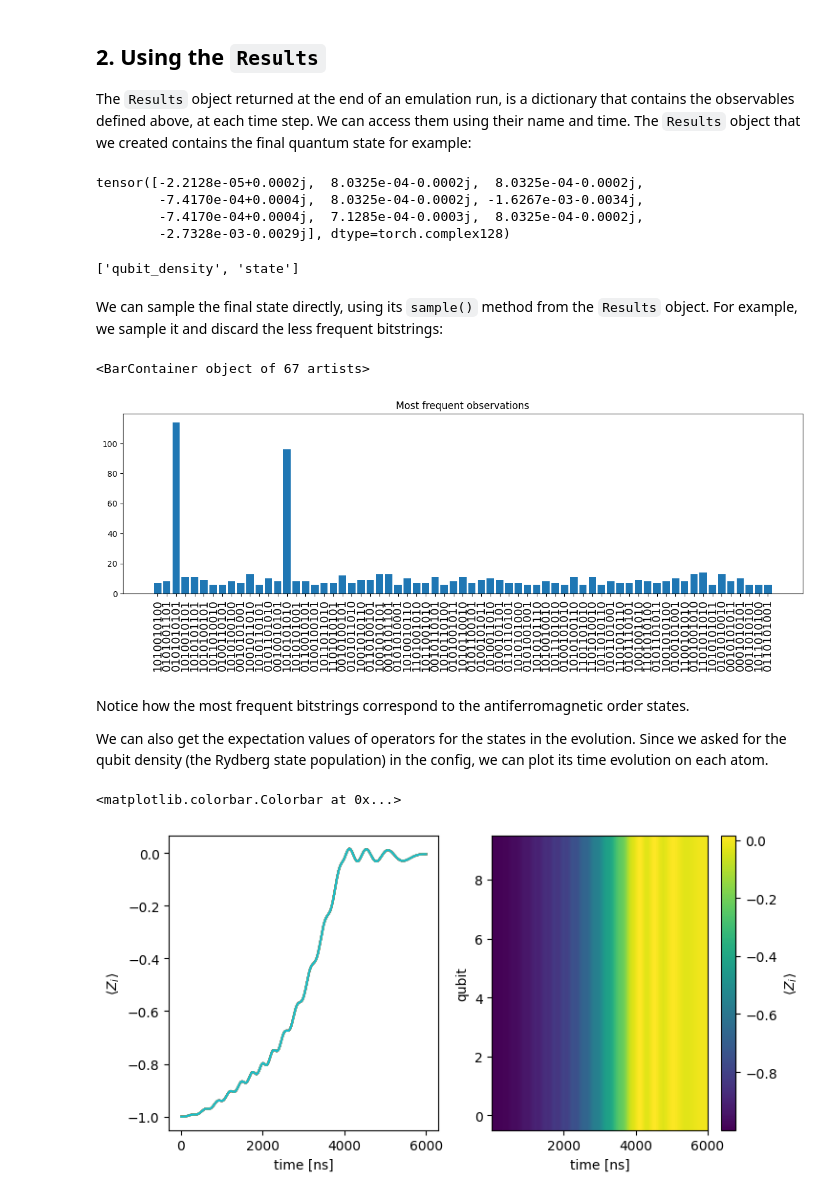
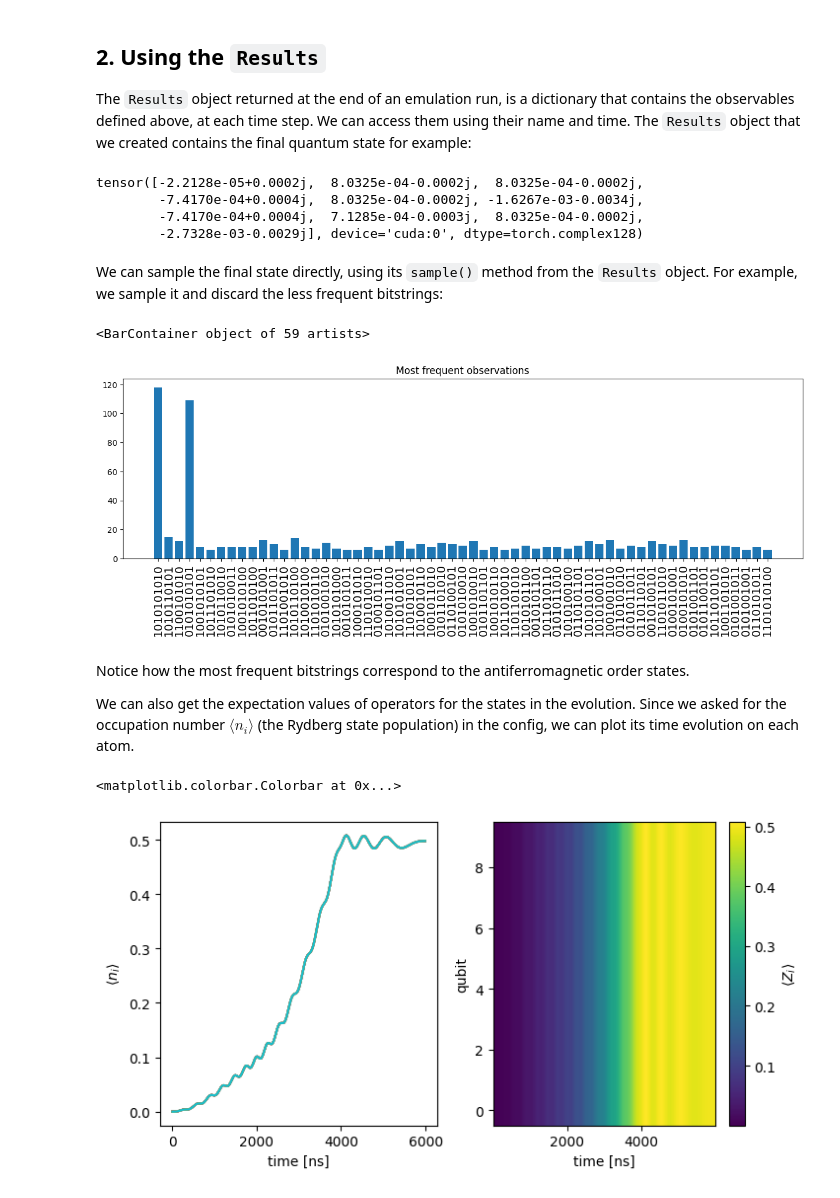
Before and after one commit to pasqal-io/emulators, a Jupyter notebook: docs/emu_sv/notebooks/getting_started.ipynb, the cells around one changed output. Cells and saved outputs as stored; diff of their text form; code cells hidden in the pictures.

```diff
--- a/docs/emu_sv/notebooks/getting_started.ipynb
+++ b/docs/emu_sv/notebooks/getting_started.ipynb
@@ -73,0 +75,13 @@ First, we initialize the state vector backend:
+# %%
+from emu_sv import StateResult, SVConfig, Occupation
+
+dt = 10  # timestep in ns
+seq_duration = seq.get_duration()
+
+eval_times = [t/seq_duration for t in range(dt, seq_duration, dt)]
+final_time = eval_times[-1]
+
+density = Occupation(evaluation_times=eval_times)
+state = StateResult(evaluation_times=[final_time])  # get the state at final time
+
+config = SVConfig(dt=dt, observables = [density, state], log_level=2000)
@@ -74,3 +94,5 @@ First, we initialize the state vector backend:
 # %%
 from emu_sv import SVBackend
-bknd = SVBackend()
+
+bknd = SVBackend(seq, config=config)
+results = bknd.run()
@@ -80,12 +98,0 @@ In this example we chose the final state and the magnetization profile.
-# %%
-from emu_sv import StateResult, SVConfig, QubitDensity
-
-dt = 10  # timestep in ns
-seq_duration = seq.get_duration()
-
-eval_times = list(range(0, seq_duration + dt, dt))
-#magnetization  is given by -1+2*qubit_density
-density = QubitDensity(evaluation_times=eval_times, basis=("r","g"), nqubits=L)
-state = StateResult(evaluation_times=[seq_duration])
-
-config = SVConfig(dt=dt, observables = [density, state], log_level=2000)
@@ -94,5 +99,3 @@ To run the simulation we simply use the method `run()` of the backend, passing t
-# %%
-results = bknd.run(seq, config)
 # %% [markdown]
 ## 2. Using the `Results`
 
@@ -100,23 +103,21 @@ The `Results` object returned at the end of an emulation run, is a dictionary th
 We can access them using their name and time.
 The `Results` object that we created contains the final quantum state for example:
 # %%
-results["state"][seq_duration].vector[:10]
+last_elem = -1
+results.state[last_elem].vector[:10]
 # %% [output]
 tensor([-2.2128e-05+0.0002j,  8.0325e-04-0.0002j,  8.0325e-04-0.0002j,
         -7.4170e-04+0.0004j,  8.0325e-04-0.0002j, -1.6267e-03-0.0034j,
         -7.4170e-04+0.0004j,  7.1285e-04-0.0003j,  8.0325e-04-0.0002j,
-        -2.7328e-03-0.0029j], dtype=torch.complex128)
+        -2.7328e-03-0.0029j], device='cuda:0', dtype=torch.complex128)
-# %%
-#getting the observables names
-results.get_result_names()
-# %% [output]
-['qubit_density', 'state']
 # %% [markdown]
 We can sample the final state directly, using its `sample()` method from the `Results` object.
 For example, we sample it and discard the less frequent bitstrings:
 # %%
-final_state = results["state"][seq_duration]
-counts = final_state.sample(1000)
+last_elem = -1
+final_state = results.state[last_elem]
+
+counts = final_state.sample(num_shots=1000)
 
 large_counts = {k: v for k, v in counts.items() if v > 5}
 
@@ -125,29 +126,31 @@ plt.xticks(rotation=90, fontsize=14)
 plt.title("Most frequent observations")
 plt.bar(large_counts.keys(), large_counts.values())
 # %% [output]
-<BarContainer object of 67 artists>
+<BarContainer object of 59 artists>
-[figure, old version]
+[figure, new version]
 # %% [markdown]
 Notice how the most frequent bitstrings correspond to the antiferromagnetic order states.
 
 We can also get the expectation values of operators for the states in the evolution.
-Since we asked for the qubit density (the Rydberg state population) in the config, we can plot its time evolution on each atom.
+Since we asked for the occupation number $\langle n_i \rangle$ (the Rydberg state population) in the config, we can plot its time evolution on each atom.
 # %%
-times = np.array(eval_times)
-mag = np.stack([-1.0+2.0*np.array(results["qubit_density"][t]) for t in eval_times[1:]], axis=1)
+times = np.array(eval_times)*seq.get_duration()
+#
+array_of_occup = [np.array(results.occupation[i])  for i, t in enumerate(times)]
+occup = np.stack(array_of_occup, axis=1)
 
 fig, axs = plt.subplots(1,2, figsize=(8,4))
 
 for i in range(L):
-    axs[0].plot(eval_times[1:], mag[i,:])
+    axs[0].plot(times[0:], occup[i,:])
 axs[0].set_xlabel("time [ns]")
-axs[0].set_ylabel(r"$\langle Z_i\rangle$")
+axs[0].set_ylabel(r"$\langle n_i\rangle$")
 
-pc = axs[1].pcolor(eval_times[1:], range(L), mag)
+pc = axs[1].pcolor(times, range(L), occup)
 axs[1].set_xlabel("time [ns]")
 axs[1].set_ylabel("qubit")
 fig.colorbar(pc, ax=axs[1], label = r"$\langle Z_i\rangle$")
 # %% [output]
 <matplotlib.colorbar.Colorbar at 0x...>
-[figure, old version]
+[figure, new version]
 # %% [markdown]
```
Also changed, not shown: parts of 7 cells of this notebook, 56 other files.
